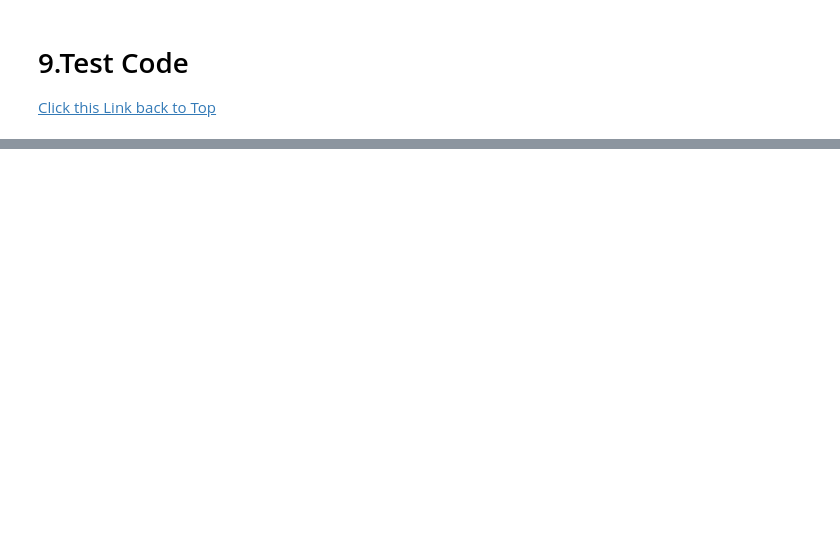
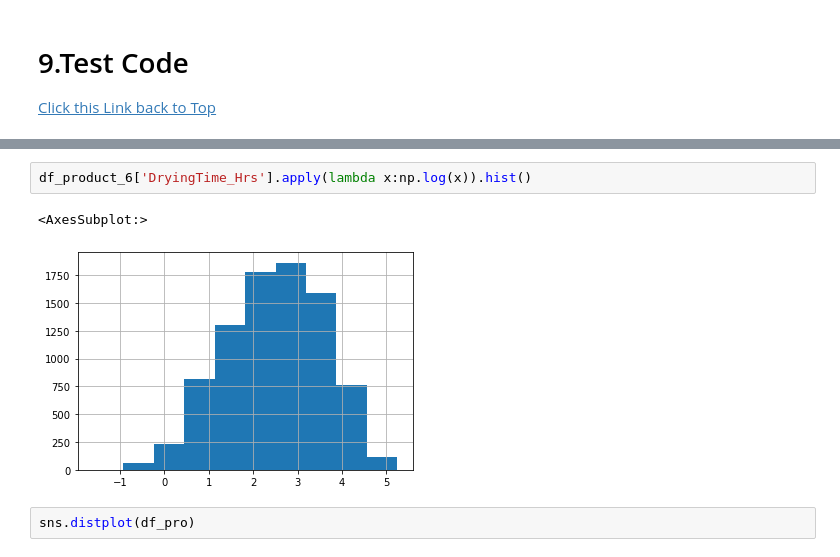
Before and after one commit to L3P3titPrince/Spray_Weather_Forecast, a Jupyter notebook: 21_Weather.ipynb, the cells around one changed output, grey strips where cells are left out. Drawn from its saved outputs; the diff is of its cells as text; blank space fills up the shorter version.

```diff
--- a/21_Weather.ipynb
+++ b/21_Weather.ipynb
@@ -1287,0 +1383,7 @@ df_product_6.shape
+# %%
+df_product_6['DryingTime_Hrs'].apply(lambda x:np.log(x)).hist()
+# %% [output]
+<AxesSubplot:>
+[figure, added]
+# %%
+sns.distplot(df_pro)
```
Also changed, not shown: parts of 109 cells of this notebook.
